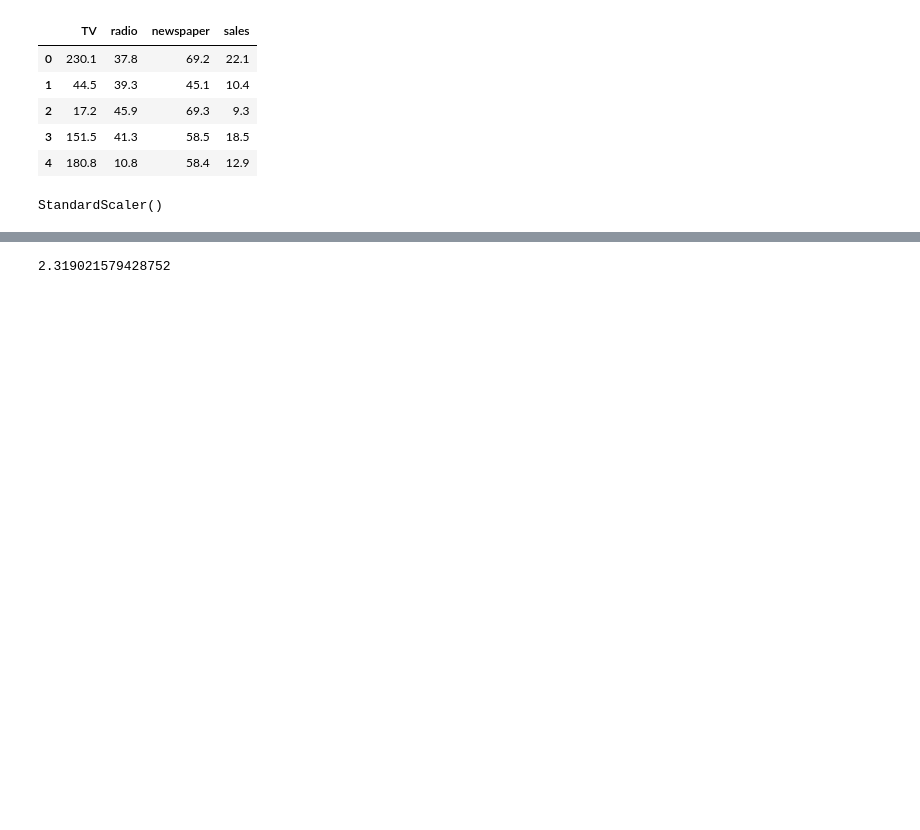
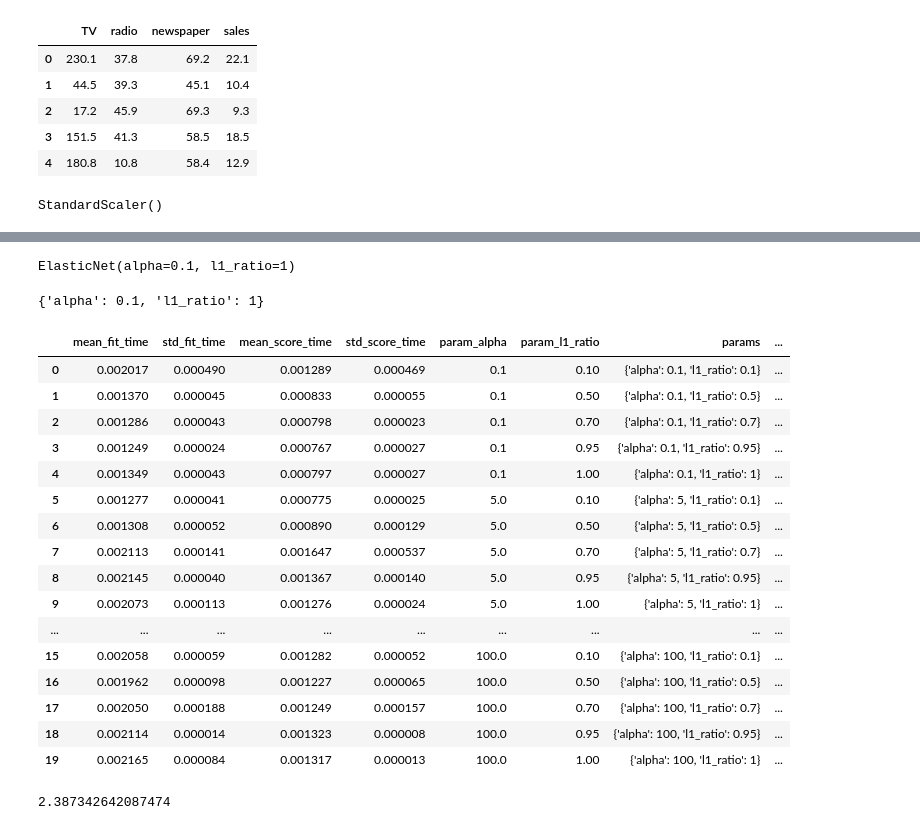
Before and after one commit to wuxianaisai/big_ml_course, a Jupyter notebook: cross_val_score.ipynb, the cells around one changed output, grey strips where cells are left out. Saved outputs shown, nothing was run; the diff lists cells and outputs as text; code cells hidden in the pictures; blank space fills up the shorter version.

```diff
--- a/cross_val_score.ipynb
+++ b/cross_val_score.ipynb
@@ -41 +39,6 @@ model = Ridge(alpha=100)
+# %%
+base_elastic_net_model = ElasticNet()
+# %%
+param_grid = {"alpha":[0.1, 5, 50, 100],
+              "l1_ratio":[.1, .5, .7, .95, 1]}
 # %%
@@ -62,3 +46,9 @@ np.float64(3.344839296530695)
+# %%
+grid_model = GridSearchCV(estimator=base_elastic_net_model,
+                          param_grid=param_grid,
+                          scoring="neg_mean_squared_error",
+                          cv=5,
+                          verbose=2)
 # %%
-model.fit(X_train, y_train)
+grid_model.fit(X_train, y_train)
 # %% [output]
@@ -66 +76,29 @@ Ridge(alpha=1)
+# %%
+grid_model.best_estimator_
+# %% [output]
+ElasticNet(alpha=0.1, l1_ratio=1)
+# %%
+grid_model.best_params_
+# %% [output]
+{'alpha': 0.1, 'l1_ratio': 1}
+# %%
+pd.DataFrame(grid_model.cv_results_)
+# %% [output]
+|  | mean_fit_time | std_fit_time | mean_score_time | std_score_time | param_alpha | param_l1_ratio | params | ... |
+| 0 | 0.002017 | 0.000490 | 0.001289 | 0.000469 | 0.1 | 0.10 | {'alpha': 0.1, 'l1_ratio': 0.1} | ... |
+| 1 | 0.001370 | 0.000045 | 0.000833 | 0.000055 | 0.1 | 0.50 | {'alpha': 0.1, 'l1_ratio': 0.5} | ... |
+| 2 | 0.001286 | 0.000043 | 0.000798 | 0.000023 | 0.1 | 0.70 | {'alpha': 0.1, 'l1_ratio': 0.7} | ... |
+| 3 | 0.001249 | 0.000024 | 0.000767 | 0.000027 | 0.1 | 0.95 | {'alpha': 0.1, 'l1_ratio': 0.95} | ... |
+| 4 | 0.001349 | 0.000043 | 0.000797 | 0.000027 | 0.1 | 1.00 | {'alpha': 0.1, 'l1_ratio': 1} | ... |
+| 5 | 0.001277 | 0.000041 | 0.000775 | 0.000025 | 5.0 | 0.10 | {'alpha': 5, 'l1_ratio': 0.1} | ... |
+| 6 | 0.001308 | 0.000052 | 0.000890 | 0.000129 | 5.0 | 0.50 | {'alpha': 5, 'l1_ratio': 0.5} | ... |
+| 7 | 0.002113 | 0.000141 | 0.001647 | 0.000537 | 5.0 | 0.70 | {'alpha': 5, 'l1_ratio': 0.7} | ... |
+| 8 | 0.002145 | 0.000040 | 0.001367 | 0.000140 | 5.0 | 0.95 | {'alpha': 5, 'l1_ratio': 0.95} | ... |
+| 9 | 0.002073 | 0.000113 | 0.001276 | 0.000024 | 5.0 | 1.00 | {'alpha': 5, 'l1_ratio': 1} | ... |
+| ... | ... | ... | ... | ... | ... | ... | ... | ... |
+| 15 | 0.002058 | 0.000059 | 0.001282 | 0.000052 | 100.0 | 0.10 | {'alpha': 100, 'l1_ratio': 0.1} | ... |
+| 16 | 0.001962 | 0.000098 | 0.001227 | 0.000065 | 100.0 | 0.50 | {'alpha': 100, 'l1_ratio': 0.5} | ... |
+| 17 | 0.002050 | 0.000188 | 0.001249 | 0.000157 | 100.0 | 0.70 | {'alpha': 100, 'l1_ratio': 0.7} | ... |
+| 18 | 0.002114 | 0.000014 | 0.001323 | 0.000008 | 100.0 | 0.95 | {'alpha': 100, 'l1_ratio': 0.95} | ... |
+| 19 | 0.002165 | 0.000084 | 0.001317 | 0.000013 | 100.0 | 1.00 | {'alpha': 100, 'l1_ratio': 1} | ... |
 # %%
@@ -68,6 +106,6 @@ y_final_test_pred = model.predict(X_test)
 # %%
 from sklearn.metrics import mean_squared_error
 # %%
-mean_squared_error(y_test, y_final_test_pred)
+mean_squared_error(y_test, y_pred)
 # %% [output]
-2.319021579428752
+2.387342642087474
```
Also changed, not shown: parts of 11 cells of this notebook.
